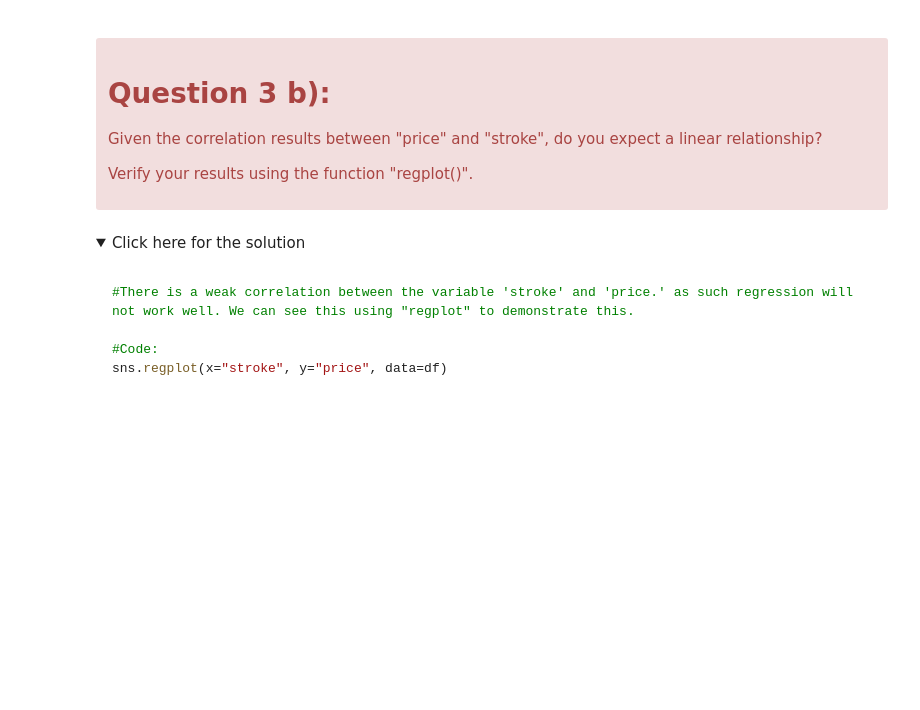
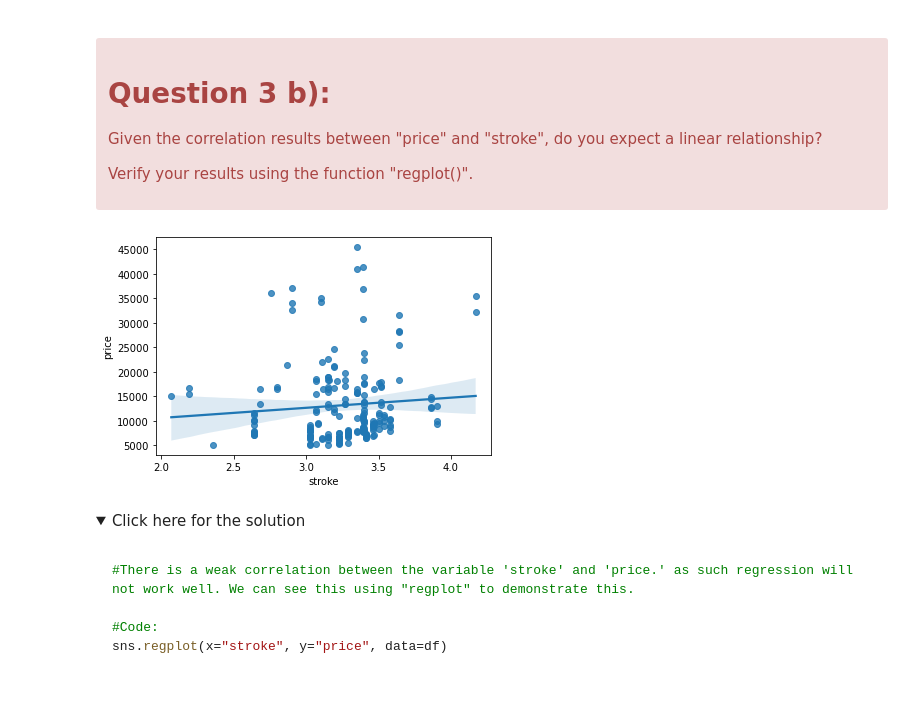
Before and after one commit to firatolcum/IBM_Data_Analyst_Professional_Certificate_Course, a Jupyter notebook: Data.Analysis.With.Python/DA0101EN-3-Review-Exploratory-Data-Analysis.ipynb, the cells around one changed output. Saved outputs shown, nothing was run; the diff lists cells and outputs as text; code cells hidden in the pictures; folded sections open; blank space fills up the shorter version.

```diff
--- a/Data.Analysis.With.Python/DA0101EN-3-Review-Exploratory-Data-Analysis.ipynb
+++ b/Data.Analysis.With.Python/DA0101EN-3-Review-Exploratory-Data-Analysis.ipynb
@@ -251,6 +260,9 @@ df[["stroke","price"]].corr()
 </div>
 # %%
 # Write your code below and press Shift+Enter to execute
+sns.regplot(x="stroke", y="price", data=df);
+# %% [output]
+[figure, added]
 # %% [markdown]
 <details><summary>Click here for the solution</summary>
 
```
Also changed, not shown: parts of 42 cells of this notebook.
